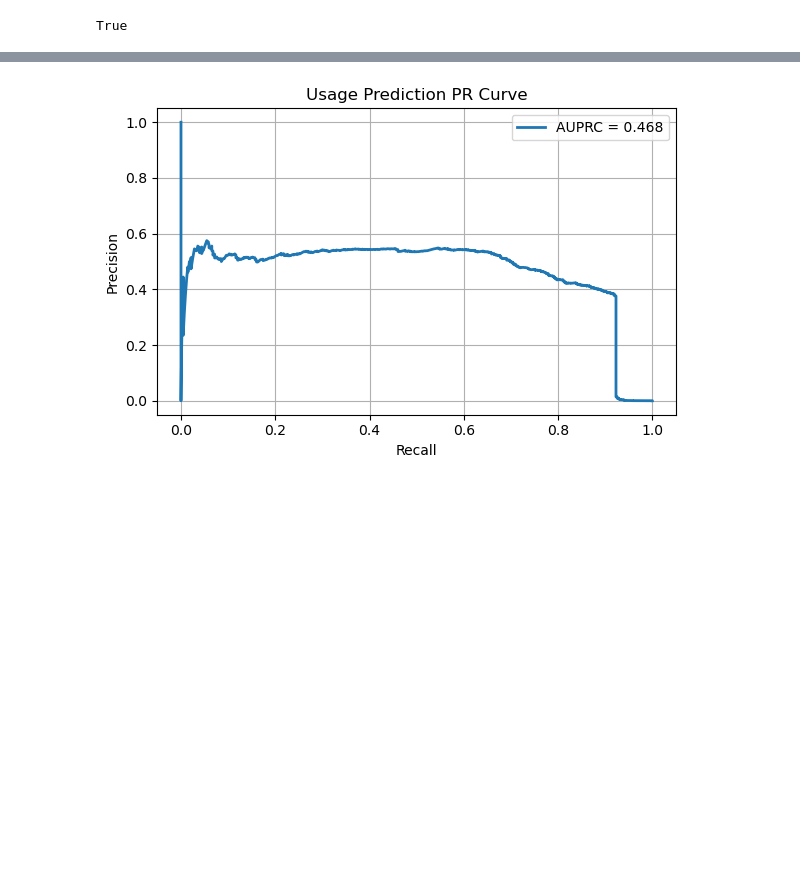
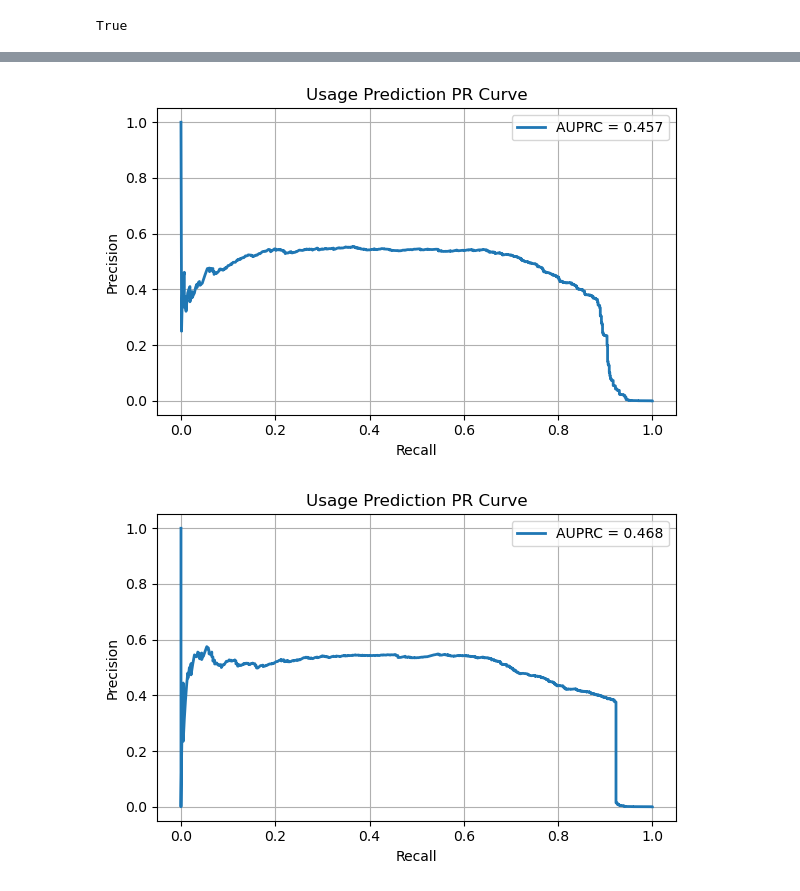
Before and after one commit to lux563624348/DL_RNA_Splicing, a Jupyter notebook: Benchmark_Model.ipynb, the cells around one changed output, grey strips where cells are left out. Cells and saved outputs as stored; diff of their text form; code cells hidden in the pictures; blank space fills up the shorter version.

```diff
--- a/Benchmark_Model.ipynb
+++ b/Benchmark_Model.ipynb
@@ -193 +220,8 @@ pr_auc(pred, target)
+# %%
+with torch.no_grad():
+    model.eval()
+
+threhold= plot_pr_curve(pred, target, title="Usage Prediction PR Curve")
+# %% [output]
+[figure, added]
 # %%
```
Also changed, not shown: parts of 8 cells of this notebook, 5 other files.
